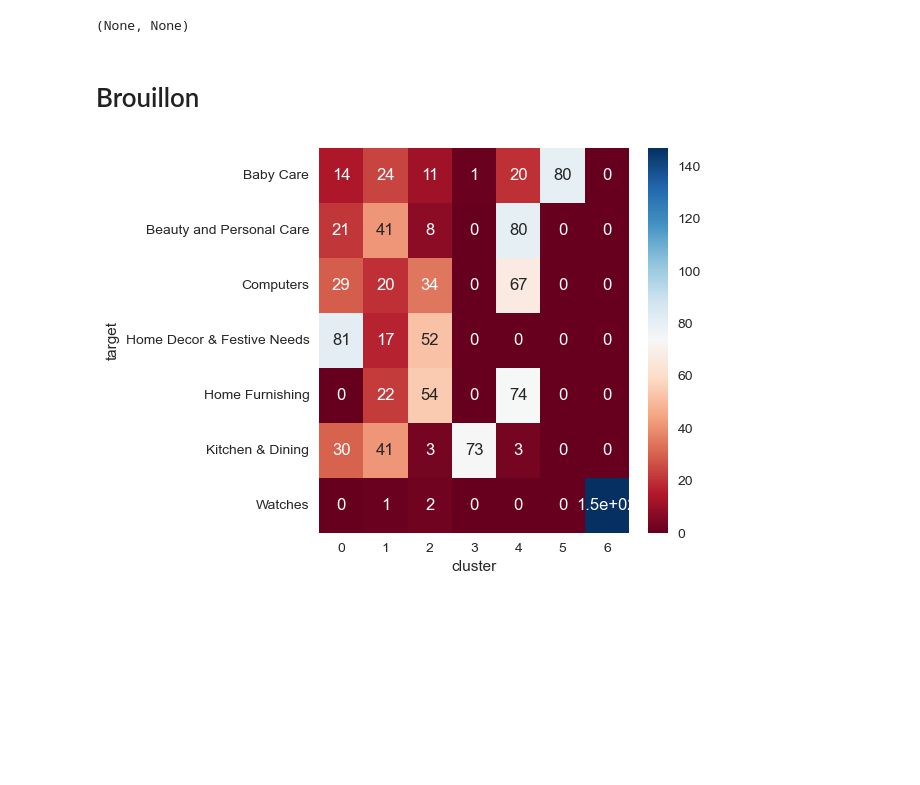
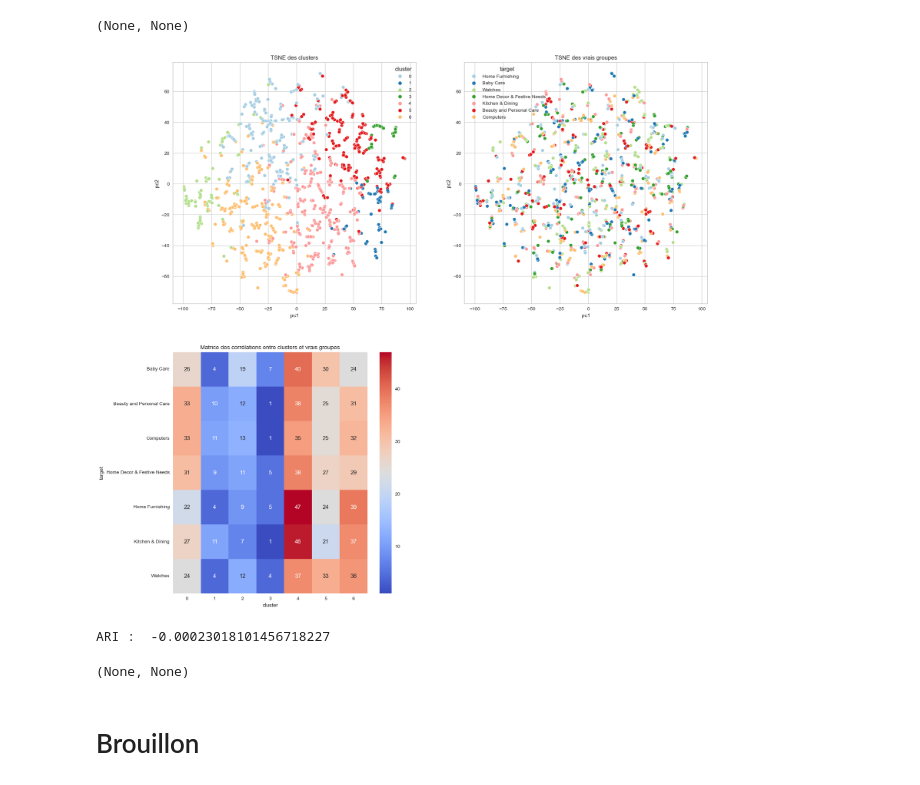
Before and after one commit to ArhurK/P6_NLP_Vison_OC, a Jupyter notebook: P6_Classifiez automatiquement des biens de consommation.ipynb, the cells around one changed output. Drawn from its saved outputs; the diff is of its cells as text; code cells hidden in the pictures; blank space fills up the shorter version.

```diff
--- a/P6_Classifiez automatiquement des biens de consommation.ipynb
+++ b/P6_Classifiez automatiquement des biens de consommation.ipynb
@@ -712,0 +928,4 @@ X, y_pred
+# %%
+model = KMeans(n_clusters = 7, random_state=62023).fit(embeddings)
+#y_pred = model.predict(y_pred = model.predict(X))
+#ARI_viz(embeddings)
@@ -771,15 +1143,11 @@ ARI_viz(X)
 [figure]
 ARI :  0.3173710995985318
 (None, None)
+# %%
+ARI_viz(matrix.T)
+# %% [output]
+[figure, added]
+ARI :  -0.00023018101456718227
+(None, None)
 # %% [markdown]
 # Brouillon
-# %%
-plt.figure(figsize=(5,5))
-sns.heatmap(
-    pd.crosstab(tmp['target'],tmp['cluster']),
-    cmap= 'RdBu',
-    annot=True
-)
-plt.show()
-# %% [output]
-[figure, removed]
```
Also changed, not shown: parts of 74 cells of this notebook.
